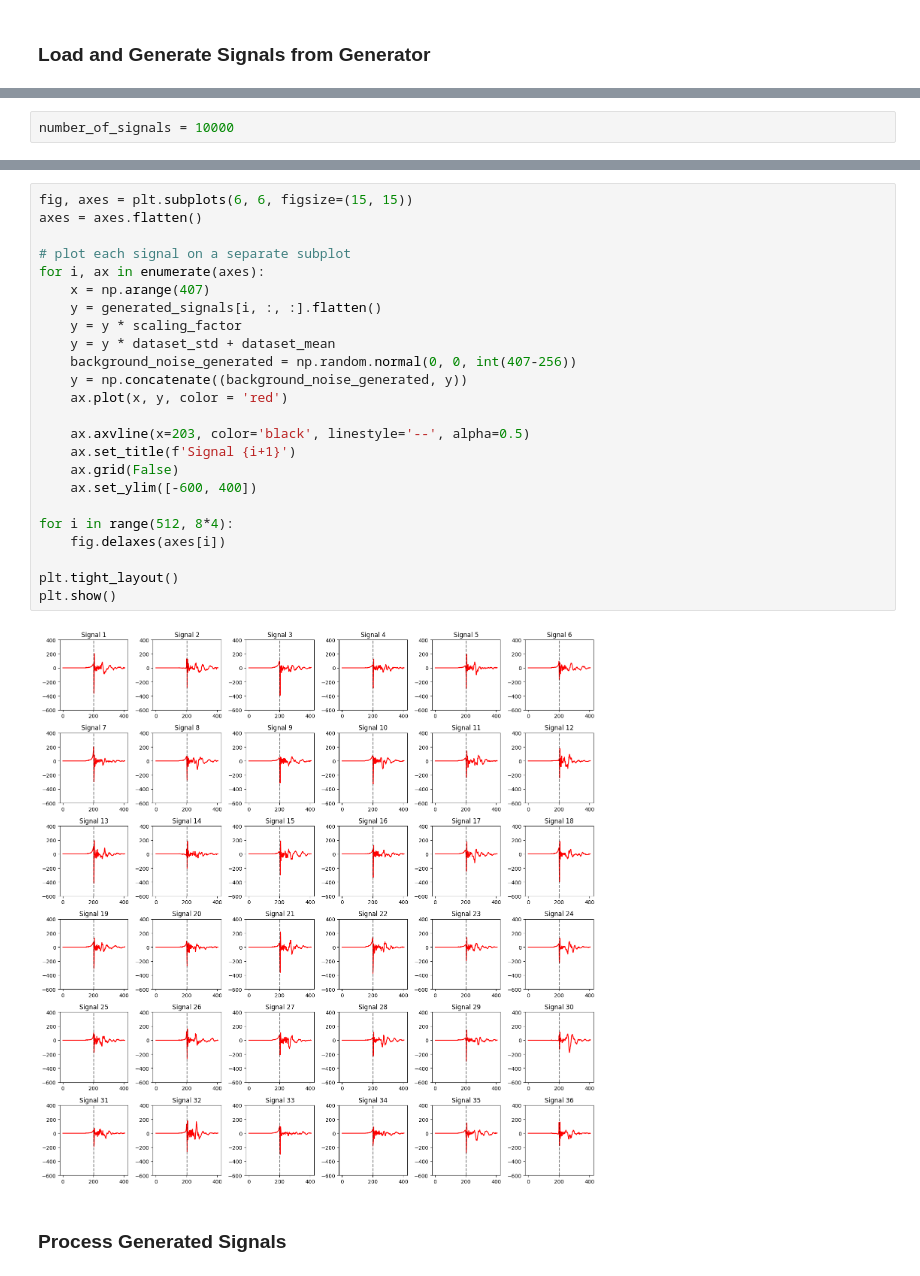
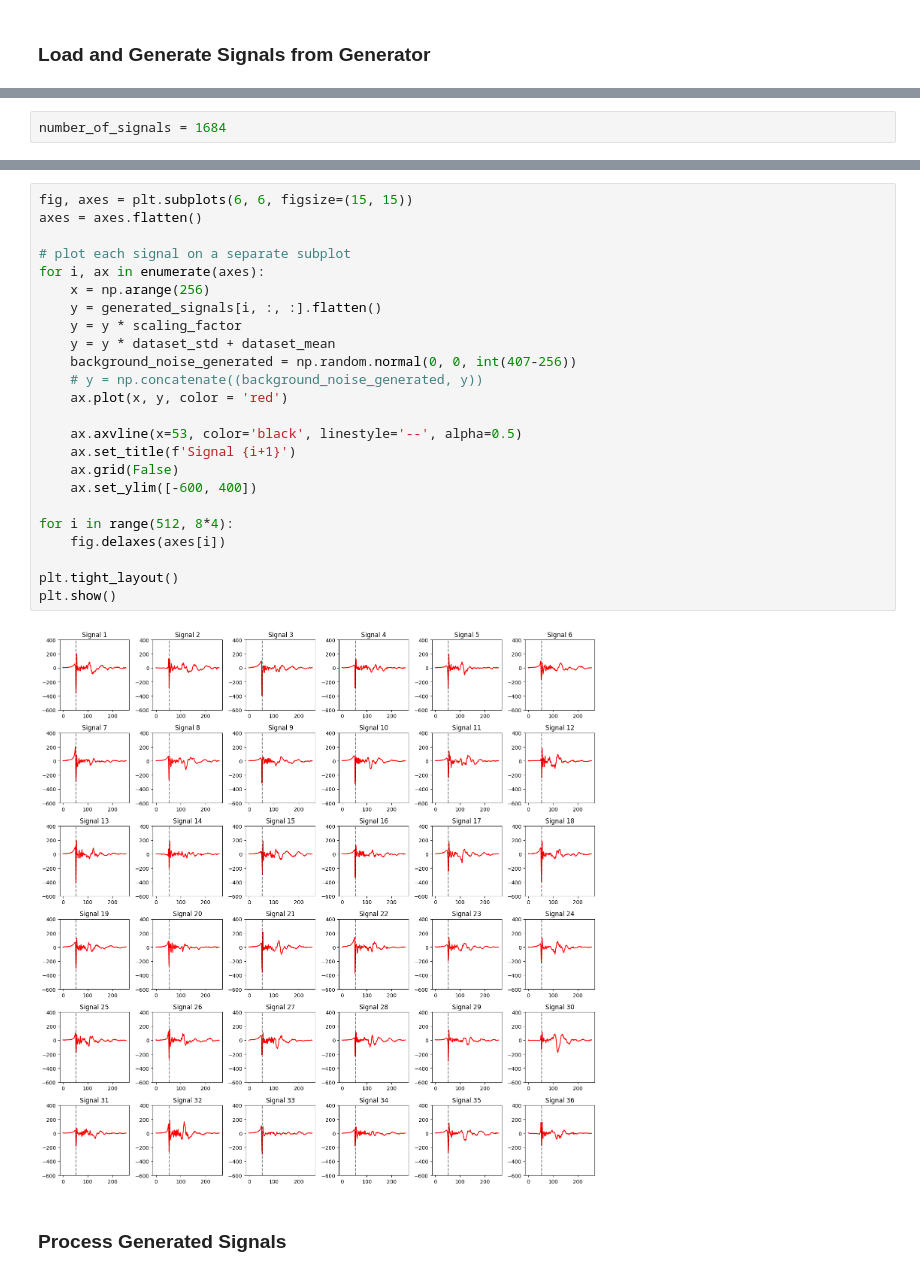
Before and after one commit to the-tarin/gw-generative-models, a Jupyter notebook: signal-generator/signal_generator.ipynb, the cells around one changed output, grey strips where cells are left out. Drawn from its saved outputs; the diff is of its cells as text.

Commit message:
output generated signals to length 256

```diff
--- a/signal-generator/signal_generator.ipynb
+++ b/signal-generator/signal_generator.ipynb
@@ -116,7 +116,7 @@ Generator(
   )
 )
 # %%
-number_of_signals = 10000
+number_of_signals = 1684
 # %%
 # generate random noise latent vectors
 fixed_noise = torch.randn(number_of_signals, nz, 1, device=device)
@@ -134,29 +134,29 @@ Execution Time: 4.954636096954346 seconds
 # %%
 fig, axes = plt.subplots(6, 6, figsize=(15, 15))
 axes = axes.flatten()
 
 # plot each signal on a separate subplot
 for i, ax in enumerate(axes):
-    x = np.arange(407)
+    x = np.arange(256)
     y = generated_signals[i, :, :].flatten()
     y = y * scaling_factor
     y = y * dataset_std + dataset_mean
     background_noise_generated = np.random.normal(0, 0, int(407-256))
-    y = np.concatenate((background_noise_generated, y))
+    # y = np.concatenate((background_noise_generated, y))
     ax.plot(x, y, color = 'red')
 
-    ax.axvline(x=203, color='black', linestyle='--', alpha=0.5)
+    ax.axvline(x=53, color='black', linestyle='--', alpha=0.5)
     ax.set_title(f'Signal {i+1}')
     ax.grid(False)
     ax.set_ylim([-600, 400])
 
 for i in range(512, 8*4):
     fig.delaxes(axes[i])
 
 plt.tight_layout()
 plt.show()
 # %% [output]
-[figure, old version]
+[figure, new version]
 # %% [markdown]
 ### Process Generated Signals
 # %%
```
Also changed, not shown: parts of 3 cells of this notebook, 2 other files.
